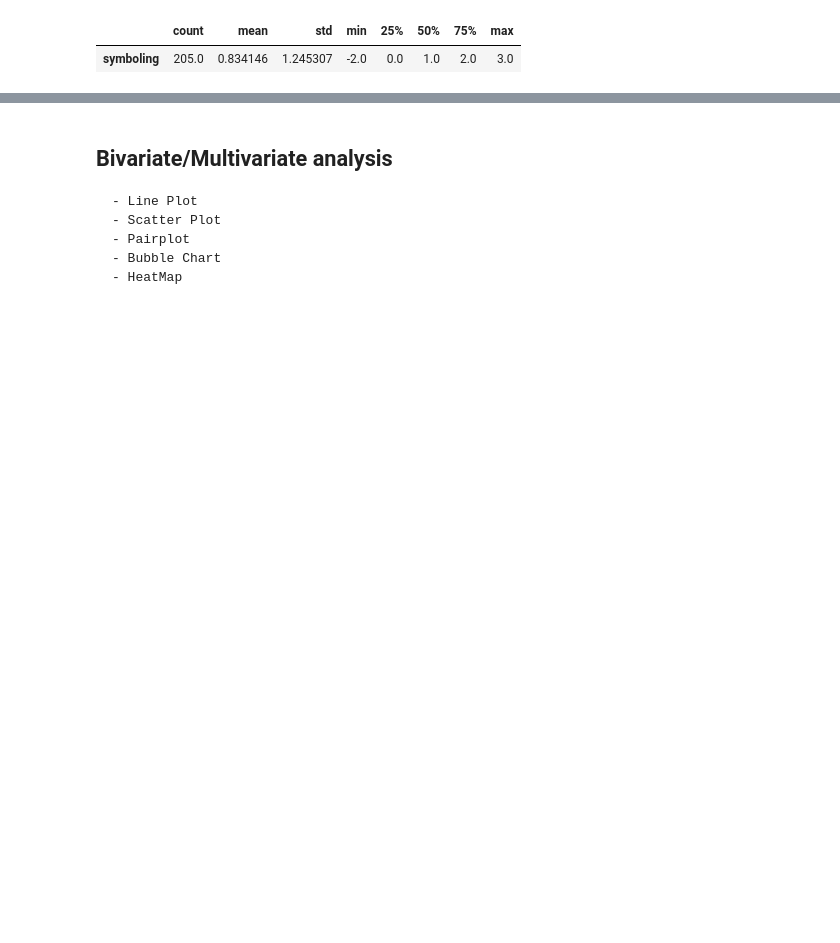
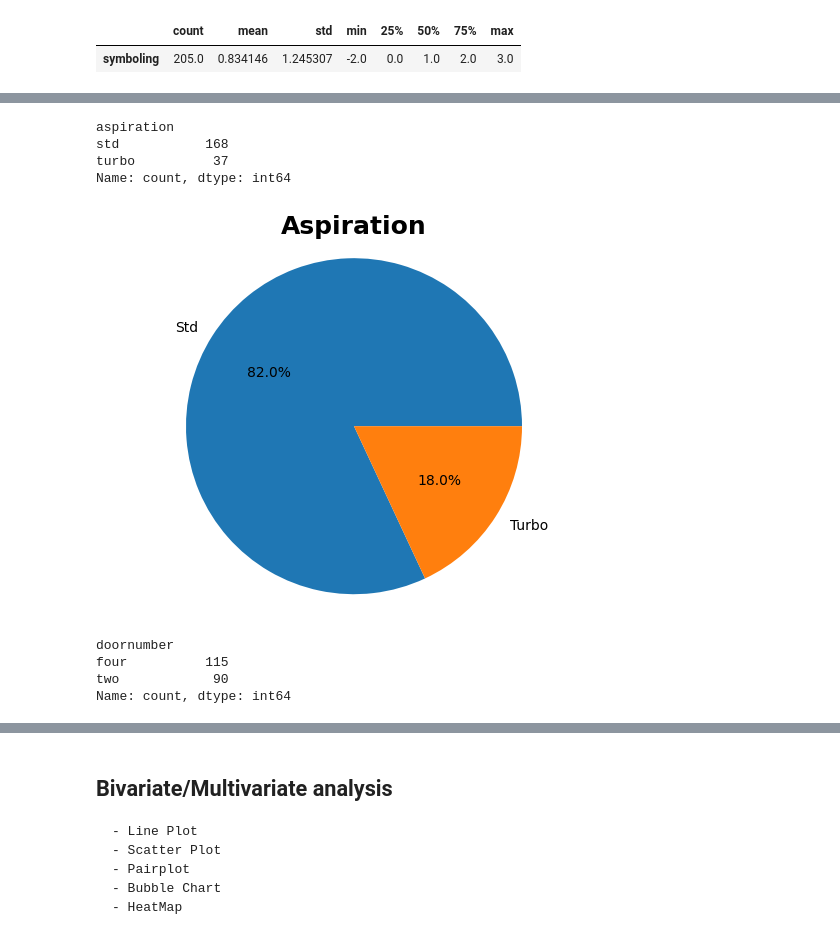
Before and after one commit to Rasel1435/Car_Price_Strategy, a Jupyter notebook: Car_Price (Classification_Case_Study_1)/a_Preprocess/a_EDA.ipynb, the cells around one changed output, grey strips where cells are left out. Drawn from its saved outputs; the diff is of its cells as text; code cells hidden in the pictures; blank space fills up the shorter version.

```diff
--- a/Car_Price (Classification_Case_Study_1)/a_Preprocess/a_EDA.ipynb
+++ b/Car_Price (Classification_Case_Study_1)/a_Preprocess/a_EDA.ipynb
@@ -443,0 +516,18 @@ categorical.describe().T
+# %%
+categorical[["aspiration"]].value_counts()
+# %% [output]
+aspiration
+std           168
+turbo          37
+Name: count, dtype: int64
+# %%
+aspiration = ["Std", "Turbo"]
+counts = [168, 37]
+# %%
+plt.pie(counts, labels = aspiration, autopct = "%1.1f%%")
+plt.title("Aspiration", fontsize = 18, fontweight = "bold")
+plt.axis("equal")
+# plt.subplots_adjust(top = 1.2)
+plt.show()
+# %% [output]
+[figure, added]
@@ -443,0 +536,7 @@ categorical.describe().T
+# %%
+categorical[["doornumber"]].value_counts()
+# %% [output]
+doornumber
+four          115
+two            90
+Name: count, dtype: int64
```
Also changed, not shown: parts of 34 cells of this notebook.
